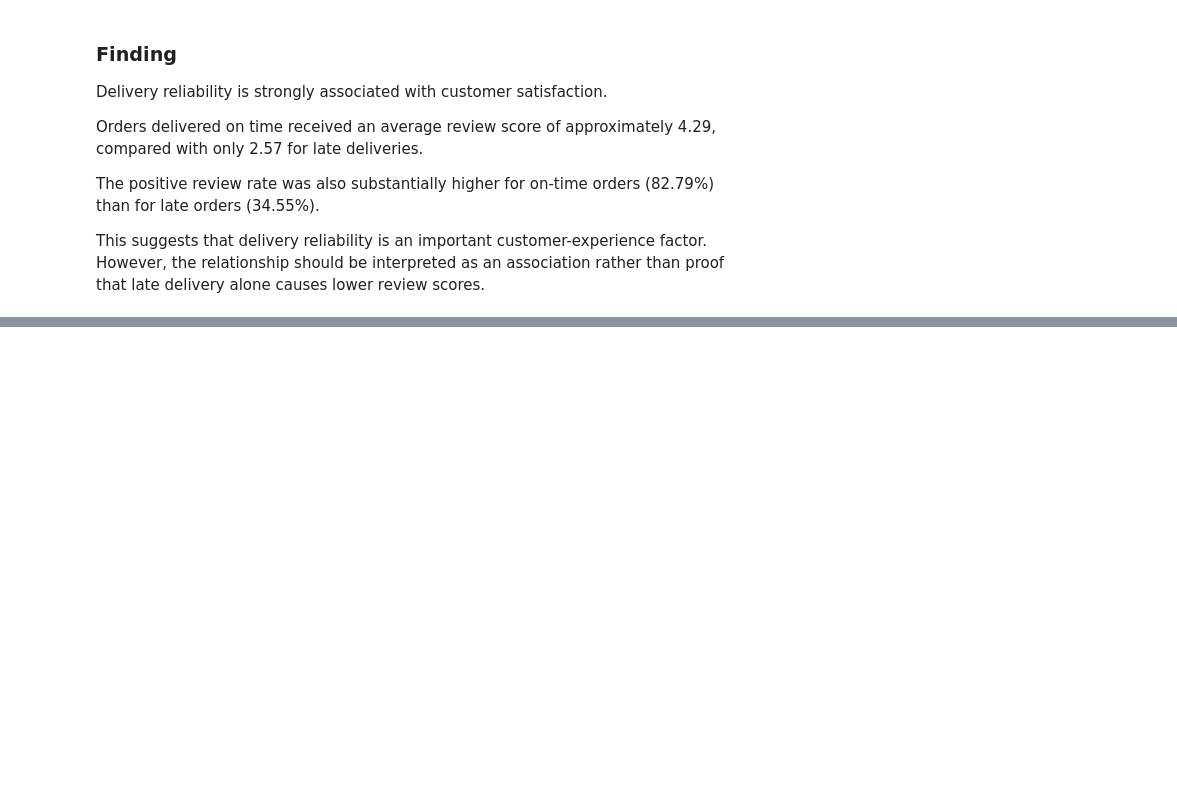
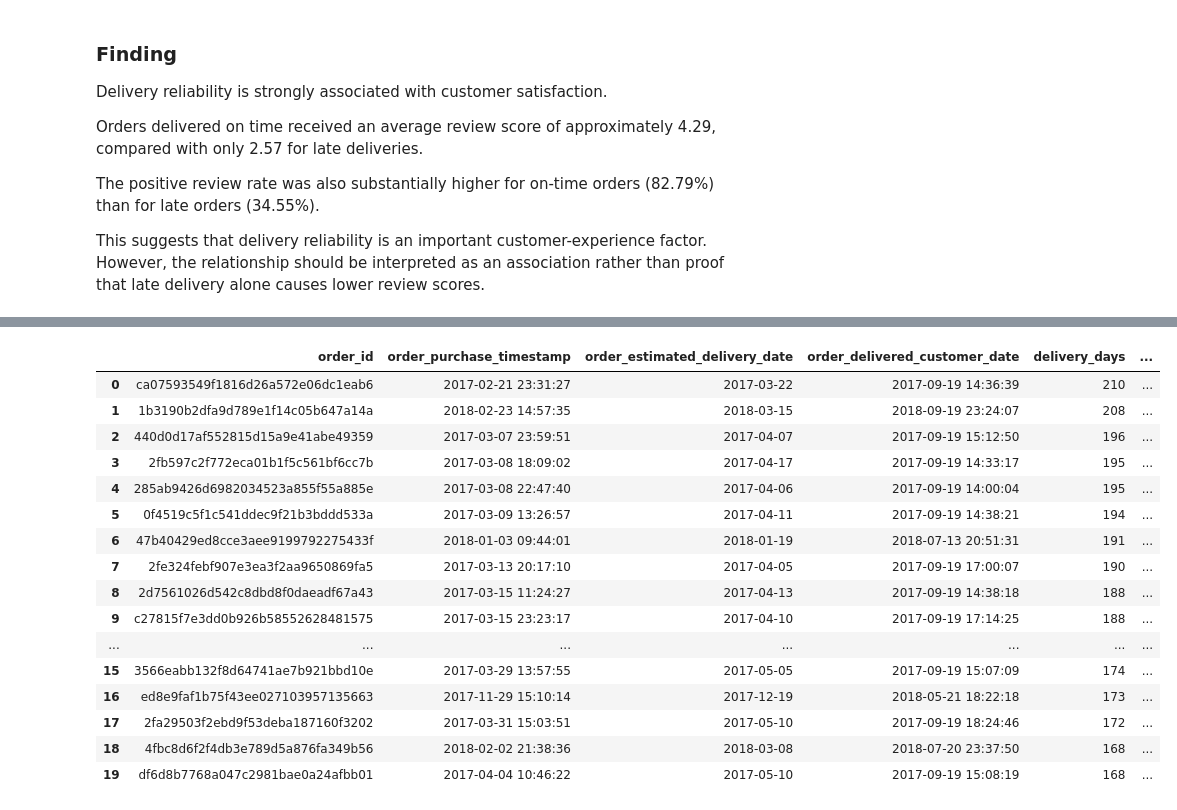
Before and after one commit to thangnguyennbk-sys/ecommerce-data-analytics, a Jupyter notebook: notebooks/01_python_eda.ipynb, the cells around one changed output, grey strips where cells are left out. Drawn from its saved outputs; the diff is of its cells as text; code cells hidden in the pictures; blank space fills up the shorter version.

```diff
--- a/notebooks/01_python_eda.ipynb
+++ b/notebooks/01_python_eda.ipynb
@@ -707,0 +1027,54 @@ rather than proof that late delivery alone causes lower review scores.
+# %%
+delivery_check_query = """
+SELECT TOP 20
+    order_id,
+    order_purchase_timestamp,
+    order_estimated_delivery_date,
+    order_delivered_customer_date,
+
+    DATEDIFF(
+        DAY,
+        order_purchase_timestamp,
+        order_delivered_customer_date
+    ) AS delivery_days,
+
+    DATEDIFF(
+        DAY,
+        order_estimated_delivery_date,
+        order_delivered_customer_date
+    ) AS days_vs_estimated
+
+FROM dbo.orders
+WHERE order_status = 'delivered'
+  AND order_purchase_timestamp IS NOT NULL
+  AND order_estimated_delivery_date IS NOT NULL
+  AND order_delivered_customer_date IS NOT NULL
+
+ORDER BY delivery_days DESC;
+"""
+
+with pyodbc.connect(conn_str) as conn:
+    delivery_check_df = pd.read_sql_query(
+        delivery_check_query,
+        conn
+    )
+
+display(delivery_check_df)
+# %% [output]
+|  | order_id | order_purchase_timestamp | order_estimated_delivery_date | order_delivered_customer_date | delivery_days | ... |
+| 0 | ca07593549f1816d26a572e06dc1eab6 | 2017-02-21 23:31:27 | 2017-03-22 | 2017-09-19 14:36:39 | 210 | ... |
+| 1 | 1b3190b2dfa9d789e1f14c05b647a14a | 2018-02-23 14:57:35 | 2018-03-15 | 2018-09-19 23:24:07 | 208 | ... |
+| 2 | 440d0d17af552815d15a9e41abe49359 | 2017-03-07 23:59:51 | 2017-04-07 | 2017-09-19 15:12:50 | 196 | ... |
+| 3 | 2fb597c2f772eca01b1f5c561bf6cc7b | 2017-03-08 18:09:02 | 2017-04-17 | 2017-09-19 14:33:17 | 195 | ... |
+| 4 | 285ab9426d6982034523a855f55a885e | 2017-03-08 22:47:40 | 2017-04-06 | 2017-09-19 14:00:04 | 195 | ... |
+| 5 | 0f4519c5f1c541ddec9f21b3bddd533a | 2017-03-09 13:26:57 | 2017-04-11 | 2017-09-19 14:38:21 | 194 | ... |
+| 6 | 47b40429ed8cce3aee9199792275433f | 2018-01-03 09:44:01 | 2018-01-19 | 2018-07-13 20:51:31 | 191 | ... |
+| 7 | 2fe324febf907e3ea3f2aa9650869fa5 | 2017-03-13 20:17:10 | 2017-04-05 | 2017-09-19 17:00:07 | 190 | ... |
+| 8 | 2d7561026d542c8dbd8f0daeadf67a43 | 2017-03-15 11:24:27 | 2017-04-13 | 2017-09-19 14:38:18 | 188 | ... |
+| 9 | c27815f7e3dd0b926b58552628481575 | 2017-03-15 23:23:17 | 2017-04-10 | 2017-09-19 17:14:25 | 188 | ... |
+| ... | ... | ... | ... | ... | ... | ... |
+| 15 | 3566eabb132f8d64741ae7b921bbd10e | 2017-03-29 13:57:55 | 2017-05-05 | 2017-09-19 15:07:09 | 174 | ... |
+| 16 | ed8e9faf1b75f43ee027103957135663 | 2017-11-29 15:10:14 | 2017-12-19 | 2018-05-21 18:22:18 | 173 | ... |
+| 17 | 2fa29503f2ebd9f53deba187160f3202 | 2017-03-31 15:03:51 | 2017-05-10 | 2017-09-19 18:24:46 | 172 | ... |
+| 18 | 4fbc8d6f2f4db3e789d5a876fa349b56 | 2018-02-02 21:38:36 | 2018-03-08 | 2018-07-20 23:37:50 | 168 | ... |
+| 19 | df6d8b7768a047c2981bae0a24afbb01 | 2017-04-04 10:46:22 | 2017-05-10 | 2017-09-19 15:08:19 | 168 | ... |
```
Also changed, not shown: parts of 12 cells of this notebook.
